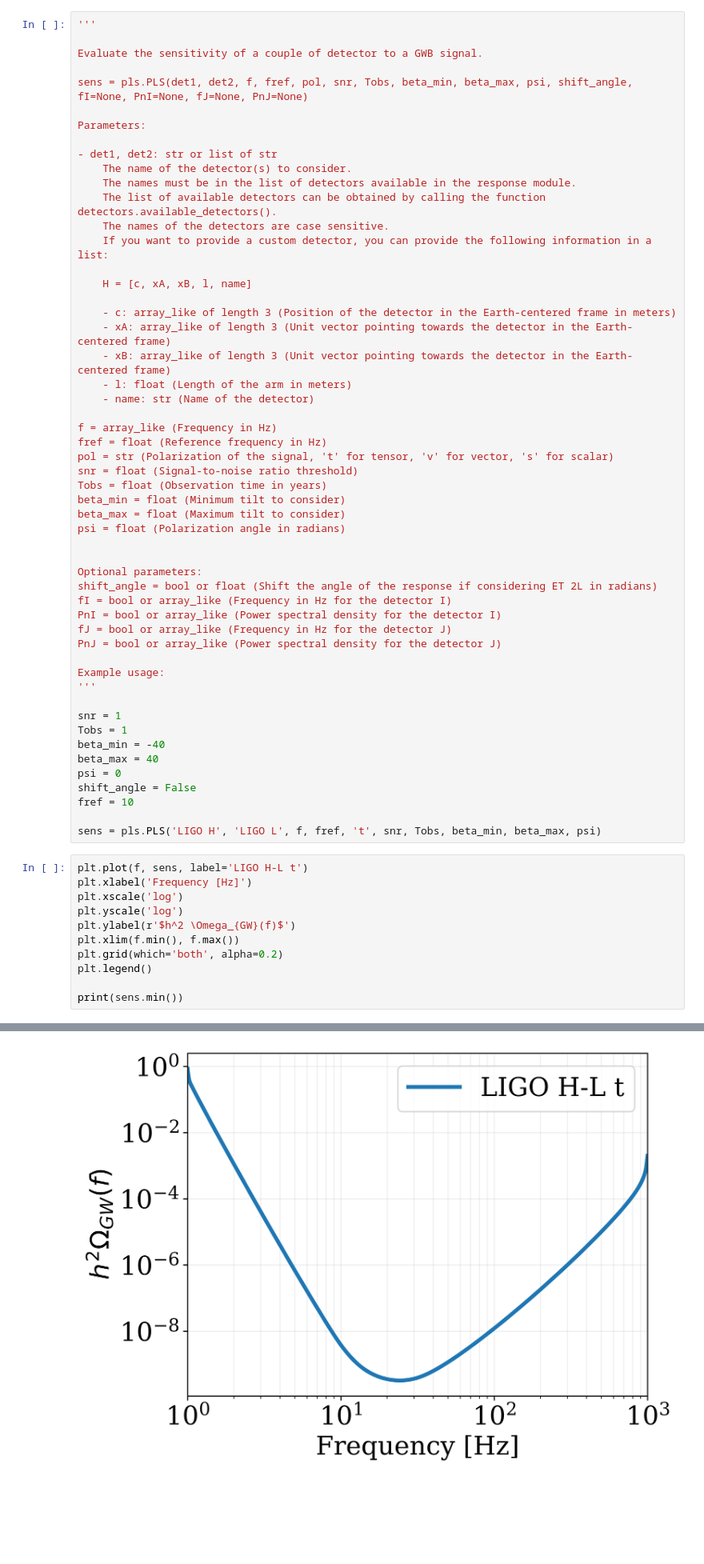
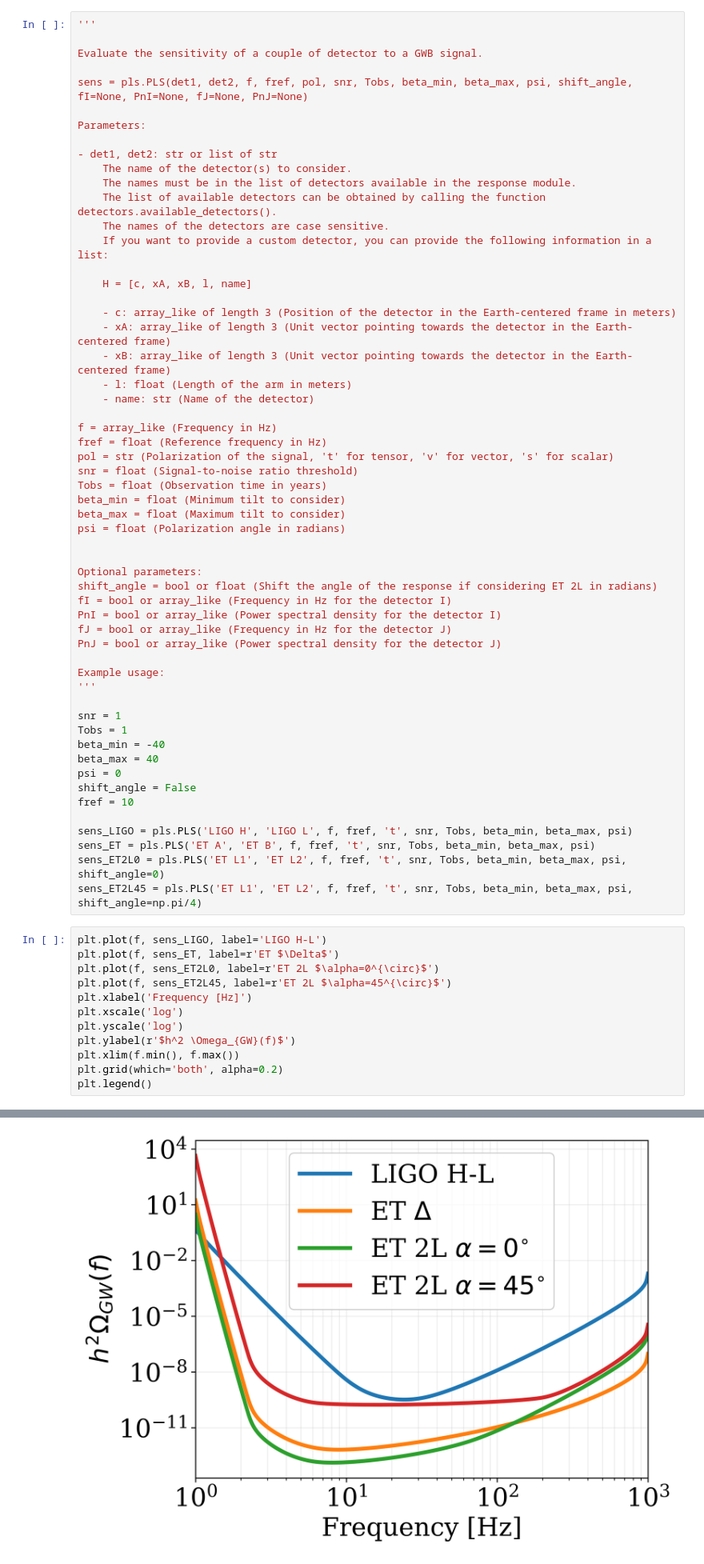
Before and after one commit to ilariacaporali/GWBird, a Jupyter notebook: example.ipynb, the cells around one changed output, grey strips where cells are left out. Shown at 80% size. Drawn from its saved outputs; the diff is of its cells as text; blank space fills up the shorter version.

```diff
--- a/example.ipynb
+++ b/example.ipynb
@@ -134,9 +140,15 @@ psi = 0
 shift_angle = False
 fref = 10
 
-sens = pls.PLS('LIGO H', 'LIGO L', f, fref, 't', snr, Tobs, beta_min, beta_max, psi)
+sens_LIGO = pls.PLS('LIGO H', 'LIGO L', f, fref, 't', snr, Tobs, beta_min, beta_max, psi)
+sens_ET = pls.PLS('ET A', 'ET B', f, fref, 't', snr, Tobs, beta_min, beta_max, psi)
+sens_ET2L0 = pls.PLS('ET L1', 'ET L2', f, fref, 't', snr, Tobs, beta_min, beta_max, psi, shift_angle=0)
+sens_ET2L45 = pls.PLS('ET L1', 'ET L2', f, fref, 't', snr, Tobs, beta_min, beta_max, psi, shift_angle=np.pi/4)
 # %%
-plt.plot(f, sens, label='LIGO H-L t')
+plt.plot(f, sens_LIGO, label='LIGO H-L')
+plt.plot(f, sens_ET, label=r'ET $\Delta$')
+plt.plot(f, sens_ET2L0, label=r'ET 2L $\alpha=0^{\circ}$')
+plt.plot(f, sens_ET2L45, label=r'ET 2L $\alpha=45^{\circ}$')
 plt.xlabel('Frequency [Hz]')
 plt.xscale('log')
 plt.yscale('log')
@@ -144,6 +156,4 @@ plt.ylabel(r'$h^2 \Omega_{GW}(f)$')
 plt.xlim(f.min(), f.max())
 plt.grid(which='both', alpha=0.2)
 plt.legend()
-
-print(sens.min())
 # %% [output]
@@ -151,4 +161,4 @@ print(sens.min())
-[figure, old version]
+[figure, new version]
 # %% [markdown]
 # Angular Response
 # %%
```
Also changed, not shown: parts of 7 cells of this notebook, 3 other files.
